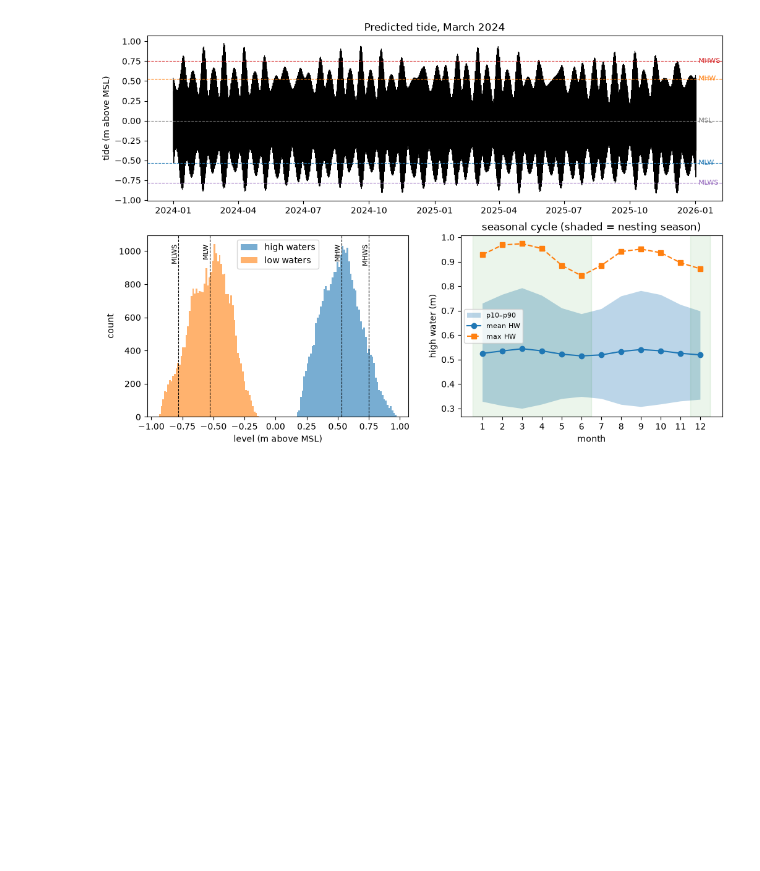
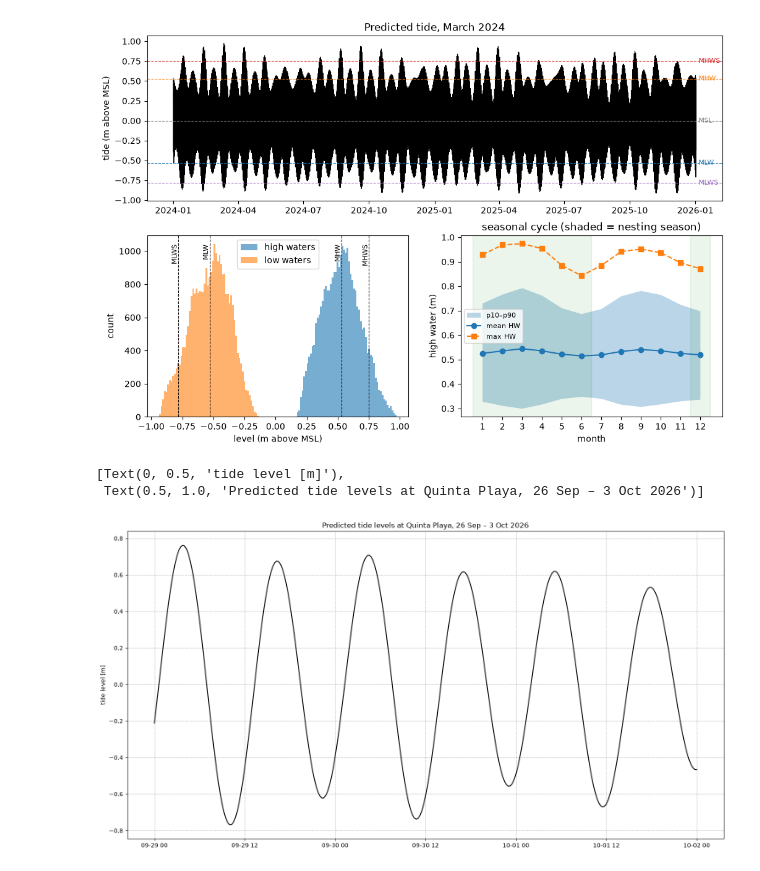
Before and after one commit to mdelemosschaper/quintaplaya, a Jupyter notebook: notebooks/marcus_tides.ipynb, the cells around one changed output. Saved outputs shown, nothing was run; the diff lists cells and outputs as text; code cells hidden in the pictures; blank space fills up the shorter version.

```diff
--- a/notebooks/marcus_tides.ipynb
+++ b/notebooks/marcus_tides.ipynb
@@ -111,3 +111,30 @@ ax.set_title('seasonal cycle (shaded = nesting season)'); ax.legend(fontsize=8)
 # %% [output]
 <matplotlib.legend.Legend at 0x...>
 [figure]
+# %%
+import os
+import pandas as pd
+import matplotlib.pyplot as plt
+
+# load the saved tide predictions
+fn_tides = os.path.join('..', 'data', 'water_levels', 'QUINTA_tides_2030.csv')
+tide_data = pd.read_csv(fn_tides, parse_dates=['dates'])
+
+# filter to 26 Sep - 3 Oct 2026
+start = pd.Timestamp('2026-09-29', tz='Pacific/Galapagos')
+end = pd.Timestamp('2026-10-02', tz='Pacific/Galapagos')
+mask = (tide_data['dates'] >= start) & (tide_data['dates'] <= end)
+tide_window = tide_data.loc[mask]
+tide_window = tide_window.copy()
+tide_window['dates'] = tide_window['dates'].dt.tz_convert('Pacific/Galapagos')
+tide_window['day'] = tide_window['dates'].dt.date
+
+# plot
+fig, ax = plt.subplots(figsize=[15,8], tight_layout=True)
+ax.grid(which='major', linestyle=':', color='0.5')
+ax.plot(tide_window['dates'], tide_window['tide'], '-', color='k', lw=1.5)
+ax.set(ylabel='tide level [m]', title='Predicted tide levels at Quinta Playa, 26 Sep – 3 Oct 2026')
+# %% [output]
+[Text(0, 0.5, 'tide level [m]'),
+ Text(0.5, 1.0, 'Predicted tide levels at Quinta Playa, 26 Sep – 3 Oct 2026')]
+[figure, added]
```
Also changed, not shown: parts of 2 cells of this notebook, 58 other files.
